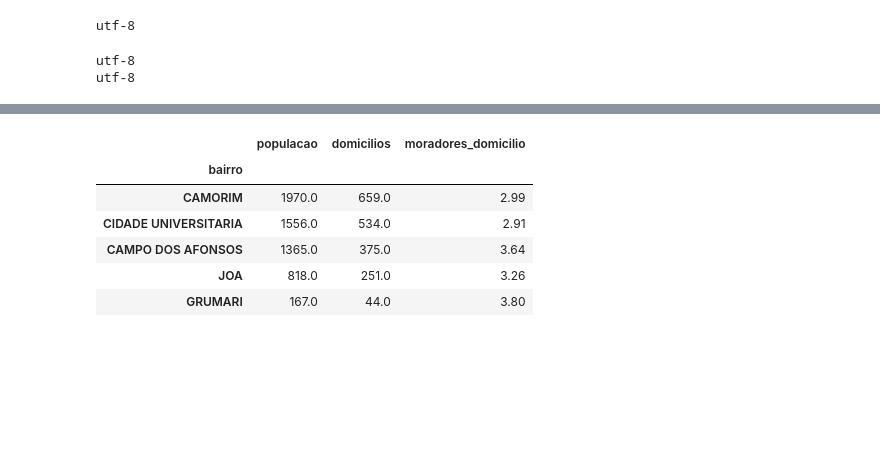
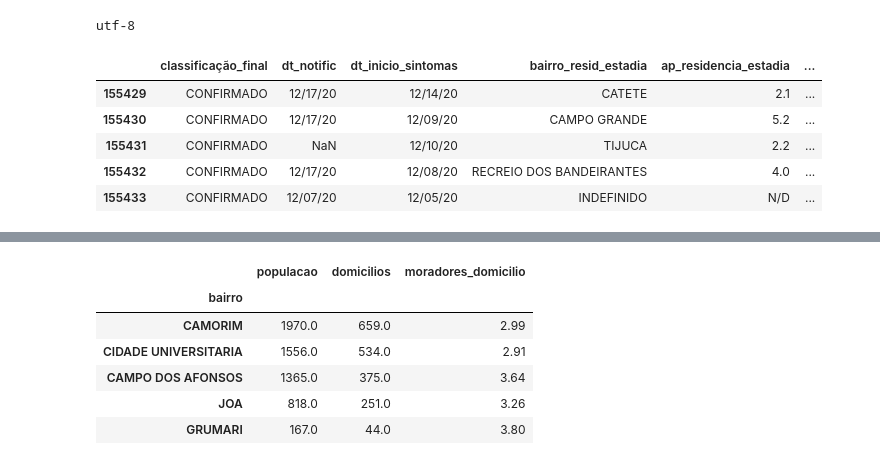
Before and after one commit to doricardo-zz/covid19-rio-de-janeiro, a Jupyter notebook: covid19-prefeitura-rio-de-janeiro.ipynb, the cells around one changed output, grey strips where cells are left out. Saved outputs shown, nothing was run; the diff lists cells and outputs as text; code cells hidden in the pictures; blank space fills up the shorter version.

```diff
--- a/covid19-prefeitura-rio-de-janeiro.ipynb
+++ b/covid19-prefeitura-rio-de-janeiro.ipynb
@@ -80,11 +80,15 @@ urllib.request.urlretrieve(remote_file_name, covid_file)
 df_covid = pd.read_csv(covid_file,sep=';',encoding=predict_encoding(covid_file))
 # %% [output]
 utf-8
-# %%
-print(predict_encoding(covid_file))
-# %% [output]
-utf-8
-utf-8
+# %%
+df_covid.tail()
+# %% [output]
+|  | classificação_final | dt_notific | dt_inicio_sintomas | bairro_resid_estadia | ap_residencia_estadia | ... |
+| 155429 | CONFIRMADO | 12/17/20 | 12/14/20 | CATETE | 2.1 | ... |
+| 155430 | CONFIRMADO | 12/17/20 | 12/09/20 | CAMPO GRANDE | 5.2 | ... |
+| 155431 | CONFIRMADO | NaN | 12/10/20 | TIJUCA | 2.2 | ... |
+| 155432 | CONFIRMADO | 12/17/20 | 12/08/20 | RECREIO DOS BANDEIRANTES | 4.0 | ... |
+| 155433 | CONFIRMADO | 12/07/20 | 12/05/20 | INDEFINIDO | N/D | ... |
 # %%
 print(df_covid.shape, df_populacao.shape)
 # %% [output]
```
Also changed, not shown: parts of 4 cells of this notebook, 12 other files.
